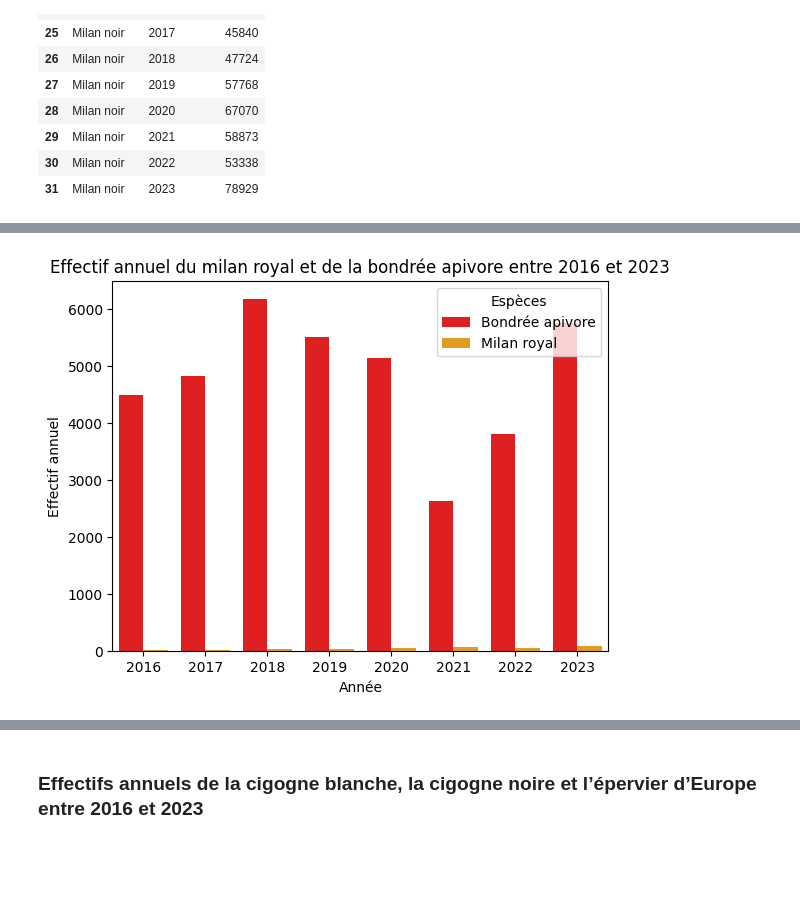
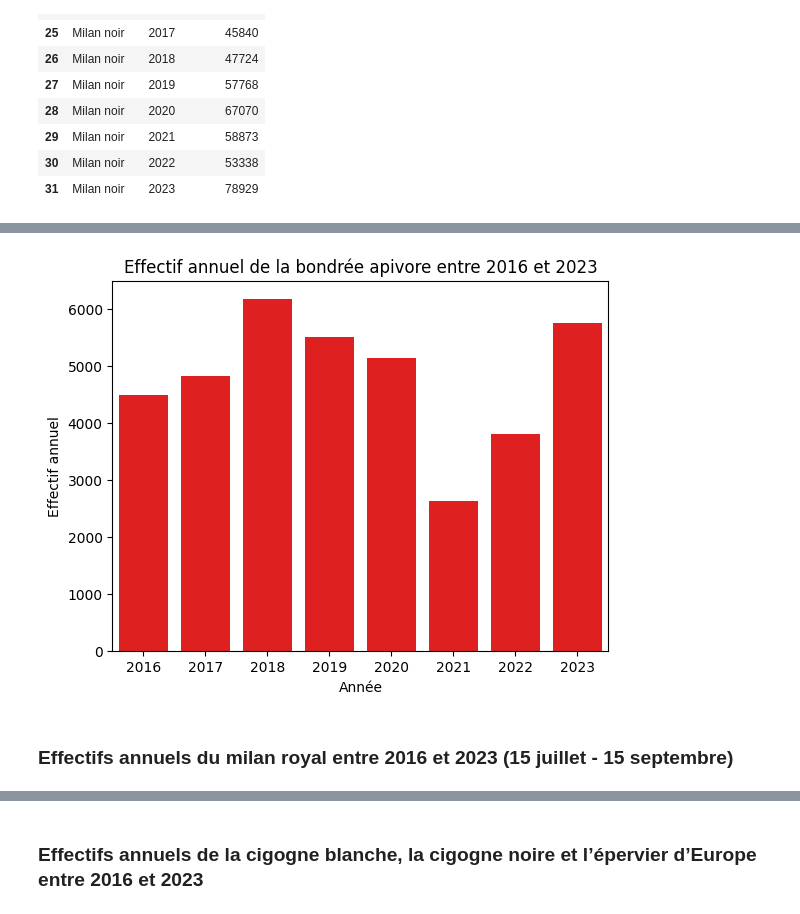
Before and after one commit to amelietatin/oiseaux_cols_libres, a Jupyter notebook: code/9_dernieres_analyses_update.ipynb, the cells around one changed output, grey strips where cells are left out. Saved outputs shown, nothing was run; the diff lists cells and outputs as text; code cells hidden in the pictures; blank space fills up the shorter version.

```diff
--- a/code/9_dernieres_analyses_update.ipynb
+++ b/code/9_dernieres_analyses_update.ipynb
@@ -354,10 +367,13 @@ plt.savefig('../figures/figures_finales_rapport/richesse_specifique_par_an_par_s
 # %% [markdown]
 ## Effectifs annuels
 # %%
-liste_especes = data_dir1[data_dir1['species'].isin(['Milan noir', 'Bondrée apivore', 'Milan royal','Cigogne blanche', 'Épervier d’Europe', 'Cigogne noire'])]
+liste_especes = data_dir1[data_dir1['species'].isin(['Milan noir', 'Bondrée apivore','Cigogne blanche', 'Épervier d’Europe', 'Cigogne noire'])]
 effectif_espece_annee = liste_especes.groupby(['species', 'Année'])['direction1'].sum().reset_index()
 effectif_espece_annee.rename(columns={'species':'Espèces','year':'Année', 'direction1': 'Effectif total'}, inplace=True)
 effectif_espece_annee['Effectif total'] = effectif_espece_annee['Effectif total'] .astype(int)
+
+effectif_espece_annee.to_csv('../figures/figures_finales_rapport/effectif_bondree_cigogne_blanche_noire_milan_noir_epervier_annee_15_juil_15_sept.csv', index=False)
+
 effectif_espece_annee
 # %% [output]
 |  | Espèces | Année | Effectif total |
@@ -421,6 +444,6 @@ plt.savefig('../figures/figures_finales_rapport/somme_effectif_par_an_milan_noir
 # %%
-milan_royal_bondree_effectif_par_an = effectif_espece_annee[effectif_espece_annee['Espèces'].isin(['Milan royal', 'Bondrée apivore'])]
-milan_royal_bondree_effectif_par_an
+bondree_effectif_par_an = effectif_espece_annee[effectif_espece_annee['Espèces'].isin(['Bondrée apivore'])]
+bondree_effectif_par_an
 # %% [output]
 |  | Espèces | Année | Effectif total |
 | 0 | Bondrée apivore | 2016 | 4491 |
@@ -442,15 +457,17 @@ milan_royal_bondree_effectif_par_an
 # %%
 fig, ax = plt.subplots()
 
-sns.barplot(data=milan_royal_bondree_effectif_par_an,
+sns.barplot(data=bondree_effectif_par_an,
             x='Année',
             y='Effectif total',
             hue='Espèces',
             palette=species_colors).set(xlabel ="Année", ylabel = "Effectif annuel");
 
-plt.title("Effectif annuel du milan royal et de la bondrée apivore entre 2016 et 2023", fontsize=12);
-plt.legend(title='Espèces', prop={'size': 10})
+plt.title("Effectif annuel de la bondrée apivore entre 2016 et 2023", fontsize=12);
+plt.legend().remove()
 
-plt.savefig('../figures/figures_finales_rapport/somme_effectif_par_an_milan_royal_bondree_apivore_15_juil_15_sept.png')
+plt.savefig('../figures/figures_finales_rapport/somme_effectif_par_an_bondree_apivore_15_juil_15_sept.png')
 # %% [output]
-[figure, old version]
+[figure, new version]
+# %% [markdown]
+###  Effectifs annuels du milan royal entre 2016 et 2023 (15 juillet - 15 septembre)
```
Also changed, not shown: parts of 23 cells of this notebook, 19 other files.
